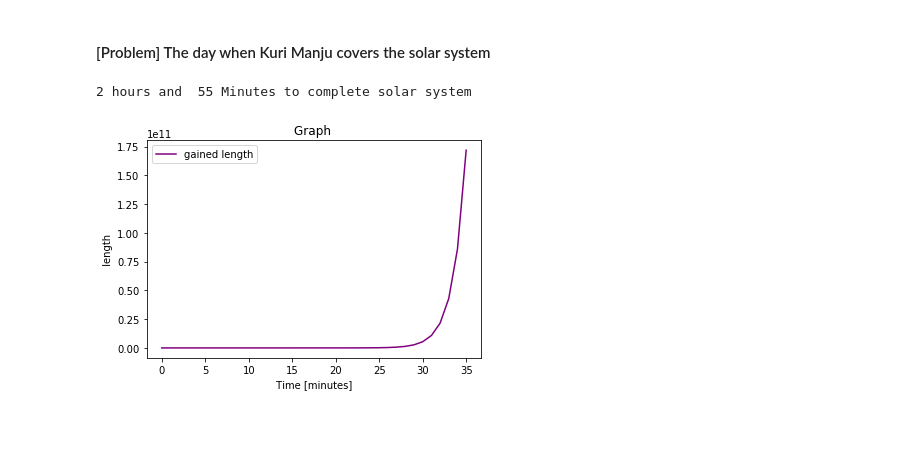
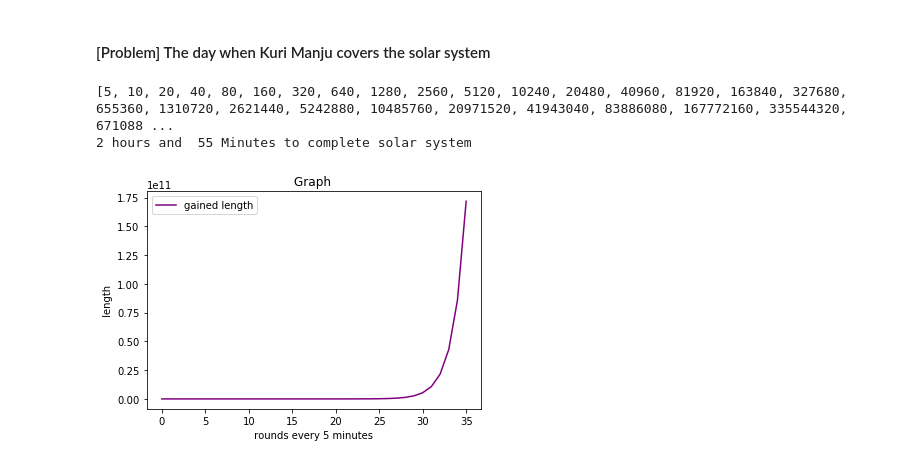
Before and after one commit to ntjules/DIC_AI, a Jupyter notebook: week1_class/Week1_Class_Exercise_3.ipynb, the cells around one changed output. Cells and saved outputs as stored; diff of their text form; code cells hidden in the pictures; blank space fills up the shorter version.

```diff
--- a/week1_class/Week1_Class_Exercise_3.ipynb
+++ b/week1_class/Week1_Class_Exercise_3.ipynb
@@ -3,26 +3,27 @@
 # %%
 
 import  matplotlib.pyplot  as plt
 %matplotlib inline
 solarsystem =  149000000000
 def reach(targetlength):
     length,every_5_min = 5 ,[5]
     while length < targetlength:
         length += length
         every_5_min.append(length)
 
     return (len(alldays)-1)*5, every_5_min
 Minutes,alldays = reach(solarsystem)
-# print(alldays,len(alldays)-1)
+print(alldays,len(alldays)-1)
 
 print(int(Minutes/60), "hours and ",Minutes%60, "Minutes to complete solar system")
 
 plt.title( "Graph " )
-plt.xlabel( " Time [minutes] " )
+plt.xlabel( " rounds every 5 minutes " )
 plt.ylabel( " length " )
 plt.plot (alldays, color = 'purple', label='gained length')
 plt.legend(loc='best')
 plt.show()
 # %% [output]
+[5, 10, 20, 40, 80, 160, 320, 640, 1280, 2560, 5120, 10240, 20480, 40960, 81920, 163840, 327680, 655360, 1310720, 2621440, 5242880, 10485760, 20971520, 41943040, 83886080, 167772160, 335544320, 671088 ...
 2 hours and  55 Minutes to complete solar system
-[figure, old version]
+[figure, new version]
```
